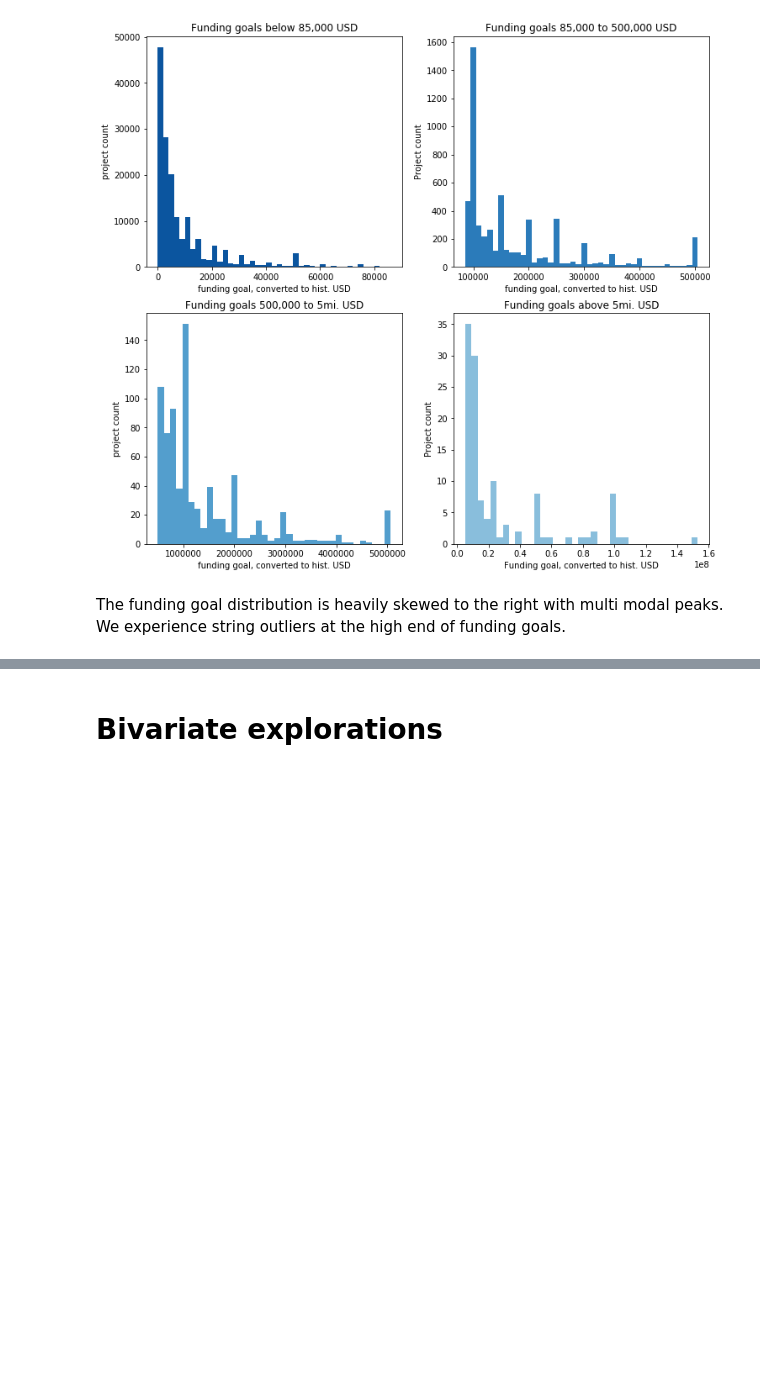
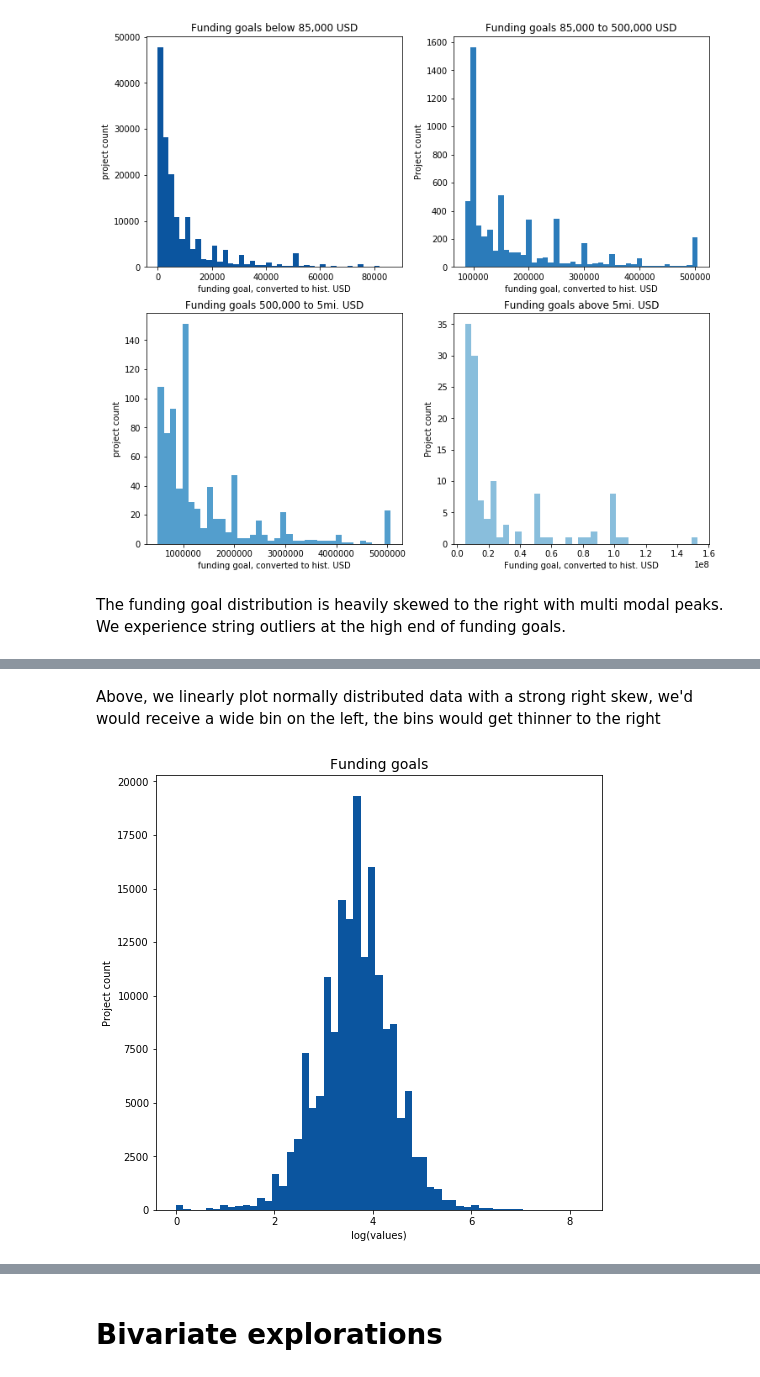
Before and after one commit to faymarie/crowdfunding-analysis, a Jupyter notebook: crowdfunding-visual-analysis.ipynb, the cells around one changed output, grey strips where cells are left out. Cells and saved outputs as stored; diff of their text form; code cells hidden in the pictures; blank space fills up the shorter version.

```diff
--- a/crowdfunding-visual-analysis.ipynb
+++ b/crowdfunding-visual-analysis.ipynb
@@ -652,3 +612,23 @@ Name: goal_hist_usd, Length: 12266, dtype: int64
+# %% [markdown]
+Above, we linearly plot normally distributed data with a strong right skew, we'd would receive a wide bin on the left, the bins would get thinner  to the right
+# %%
+# # style
+plt.figure(figsize=[8,8])
+
+# # low goal projects
+log_data = np.log10(ks_compl.goal_hist_usd)
+log_bin_edges = np.arange(0, log_data.max()+0.15, 0.15)
+plt.hist(log_data, bins = log_bin_edges, color=base_color[0]);
+
+# tick_locs = [1, 2,  5]
+# plt.xticks(tick_locs, np.log10(tick_locs)*10000)
+
+plt.title("Funding goals", fontsize=14)
+plt.xlabel('log(values)')
+plt.ylabel("Project count")
+plt.show()
+# %% [output]
+[figure, added]
 # %%
 # find local peaks
 ks_goal_leveled = [ks_compl_goal_low, ks_compl_goal_medium,
```
Also changed, not shown: parts of 12 cells of this notebook.
